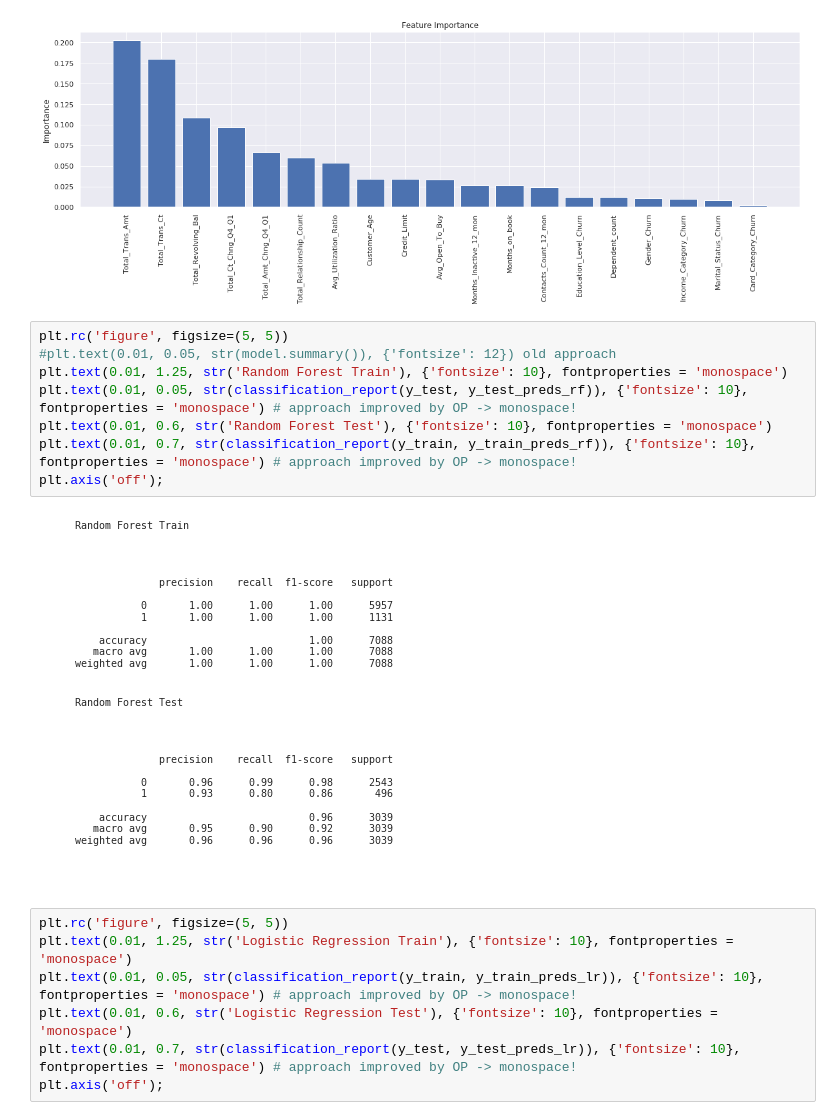
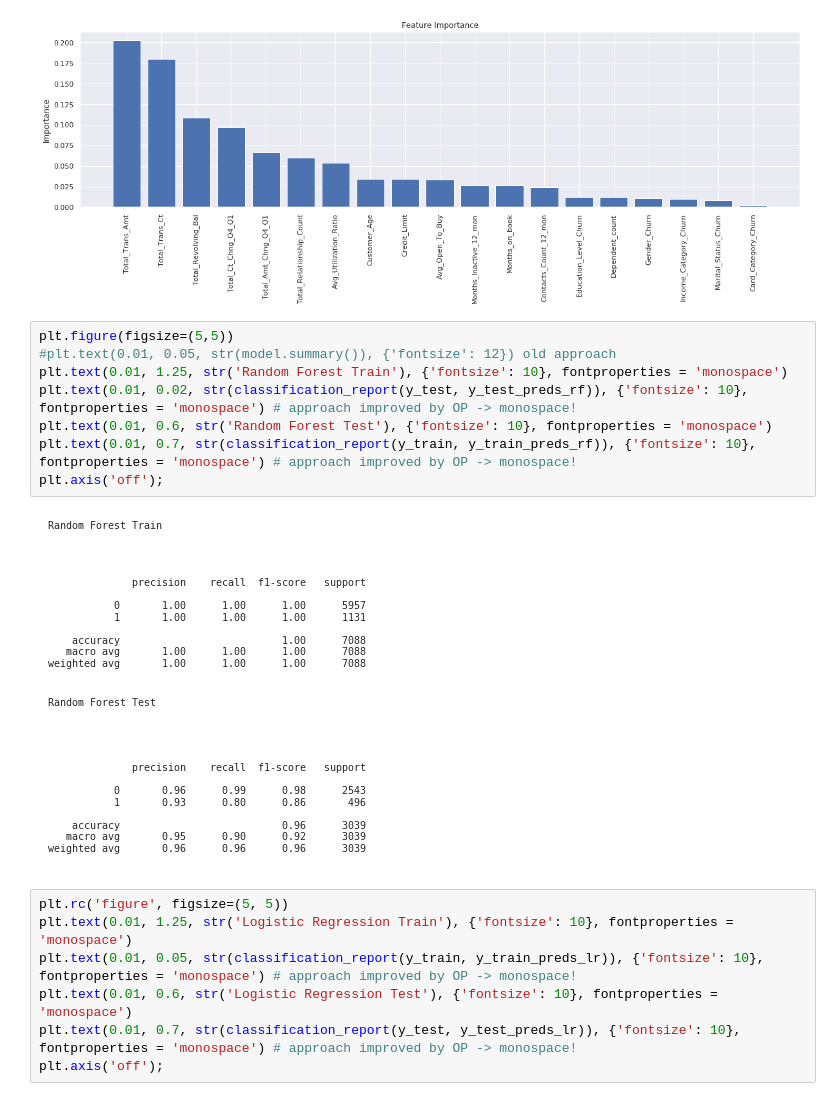
Before and after one commit to georgeboorman/udacity_ml_devops_engineer, a Jupyter notebook: churn_notebook.ipynb, the cells around one changed output. Saved outputs shown, nothing was run; the diff lists cells and outputs as text.

```diff
--- a/churn_notebook.ipynb
+++ b/churn_notebook.ipynb
@@ -416,15 +421,15 @@ plt.xticks(range(X.shape[1]), names, rotation=90);
 # %% [output]
 [figure]
 # %%
-plt.rc('figure', figsize=(5, 5))
+plt.figure(figsize=(5,5))
 #plt.text(0.01, 0.05, str(model.summary()), {'fontsize': 12}) old approach
 plt.text(0.01, 1.25, str('Random Forest Train'), {'fontsize': 10}, fontproperties = 'monospace')
-plt.text(0.01, 0.05, str(classification_report(y_test, y_test_preds_rf)), {'fontsize': 10}, fontproperties = 'monospace') # approach improved by OP -> monospace!
+plt.text(0.01, 0.02, str(classification_report(y_test, y_test_preds_rf)), {'fontsize': 10}, fontproperties = 'monospace') # approach improved by OP -> monospace!
 plt.text(0.01, 0.6, str('Random Forest Test'), {'fontsize': 10}, fontproperties = 'monospace')
 plt.text(0.01, 0.7, str(classification_report(y_train, y_train_preds_rf)), {'fontsize': 10}, fontproperties = 'monospace') # approach improved by OP -> monospace!
 plt.axis('off');
 # %% [output]
-[figure, old version]
+[figure, new version]
 # %%
 plt.rc('figure', figsize=(5, 5))
 plt.text(0.01, 1.25, str('Logistic Regression Train'), {'fontsize': 10}, fontproperties = 'monospace')
```
Also changed, not shown: parts of 3 cells of this notebook, 14 other files.
